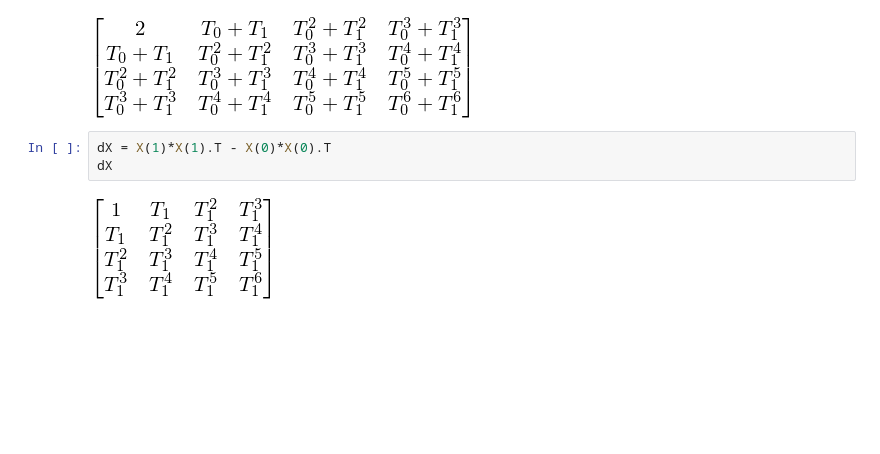
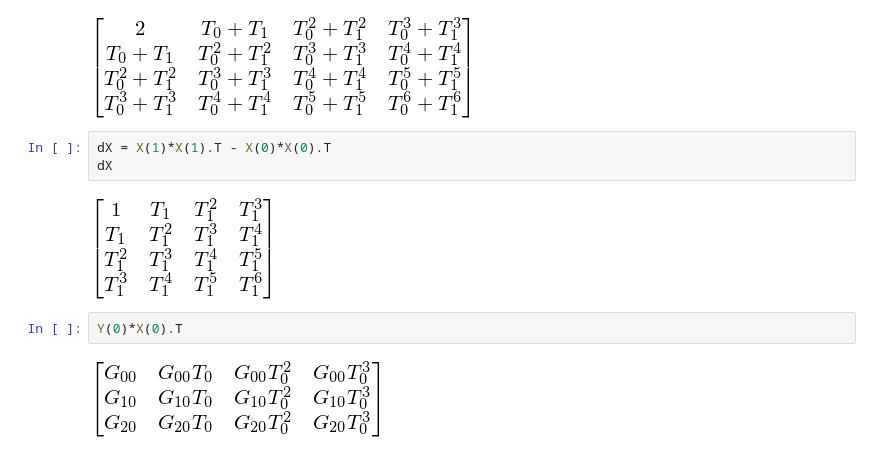
Before and after one commit to jgoppert/iekf_analysis, a Jupyter notebook: Temperature Calibration.ipynb, the cells around one changed output. Cells and saved outputs as stored; diff of their text form; blank space fills up the shorter version.

```diff
--- a/Temperature Calibration.ipynb
+++ b/Temperature Calibration.ipynb
@@ -116,3 +117,7 @@ dX = X(1)*X(1).T - X(0)*X(0).T
 dX
 # %% [output]
 [figure]
+# %%
+Y(0)*X(0).T
+# %% [output]
+[figure, added]
```
Also changed, not shown: parts of 3 cells of this notebook.
